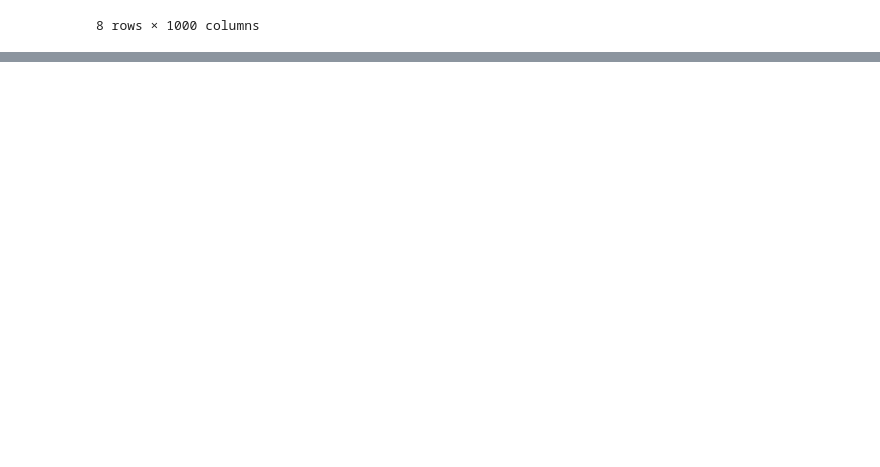
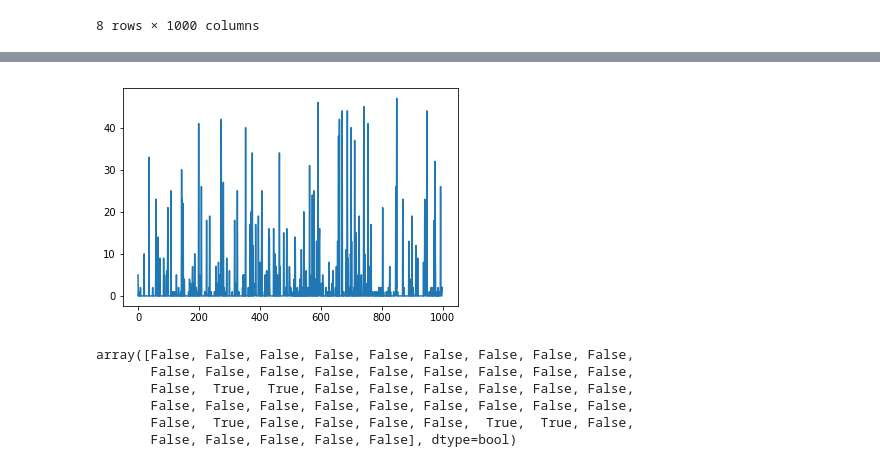
Before and after one commit to aaalexliu/amherst-midwest-2018, a Jupyter notebook: Strat Alex.ipynb, the cells around one changed output, grey strips where cells are left out. Cells and saved outputs as stored; diff of their text form; code cells hidden in the pictures; blank space fills up the shorter version.

```diff
--- a/Strat Alex.ipynb
+++ b/Strat Alex.ipynb
@@ -206,0 +211,2 @@ plt.show()
+# %%
+ljung = dg.acorr_ljungbox(log_df[0], lags = 50)
@@ -206,0 +217,8 @@ plt.show()
+# %%
+def get_ljung_p(col):
+    ljung = dg.acorr_ljungbox(col, lags = 50)
+    return ljung[1]
+# %%
+p_df = pd.DataFrame()
+for column in log_df:
+    p_df[column] = get_ljung_p(log_df[column])
@@ -206,0 +243,7 @@ plt.show()
+# %%
+less_df = p_df < 0.05
+# %%
+plt.plot(less_df.sum())
+plt.show()
+# %% [output]
+[figure, added]
@@ -206,0 +252,9 @@ plt.show()
+# %%
+ljung[1] < 0.05
+# %% [output]
+array([False, False, False, False, False, False, False, False, False,
+       False, False, False, False, False, False, False, False, False,
+       False,  True,  True, False, False, False, False, False, False,
+       False, False, False, False, False, False, False, False, False,
+       False,  True, False, False, False, False,  True,  True, False,
+       False, False, False, False, False], dtype=bool)
```
Also changed, not shown: parts of 19 cells of this notebook.
